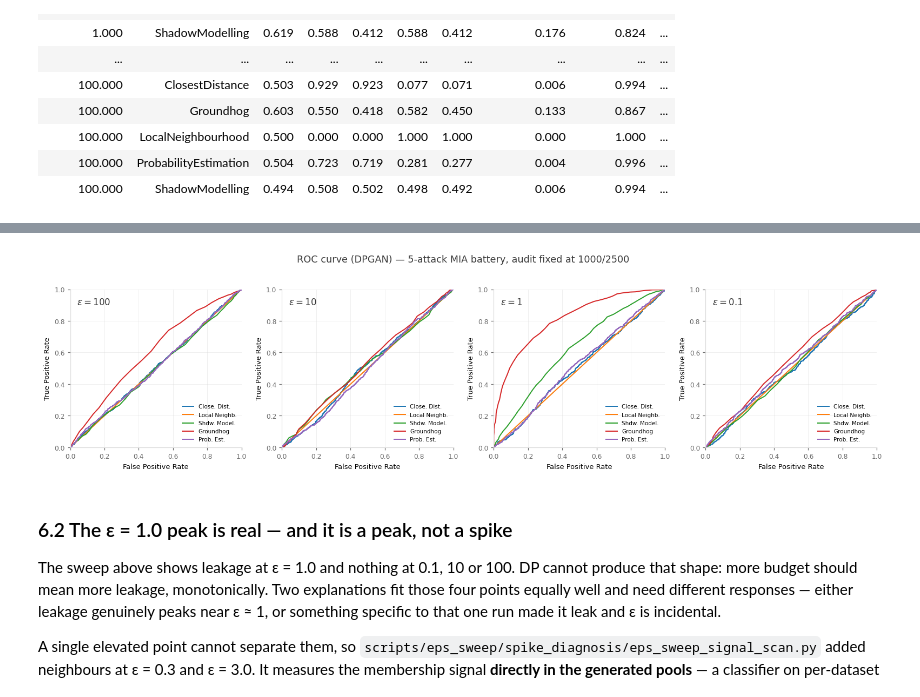
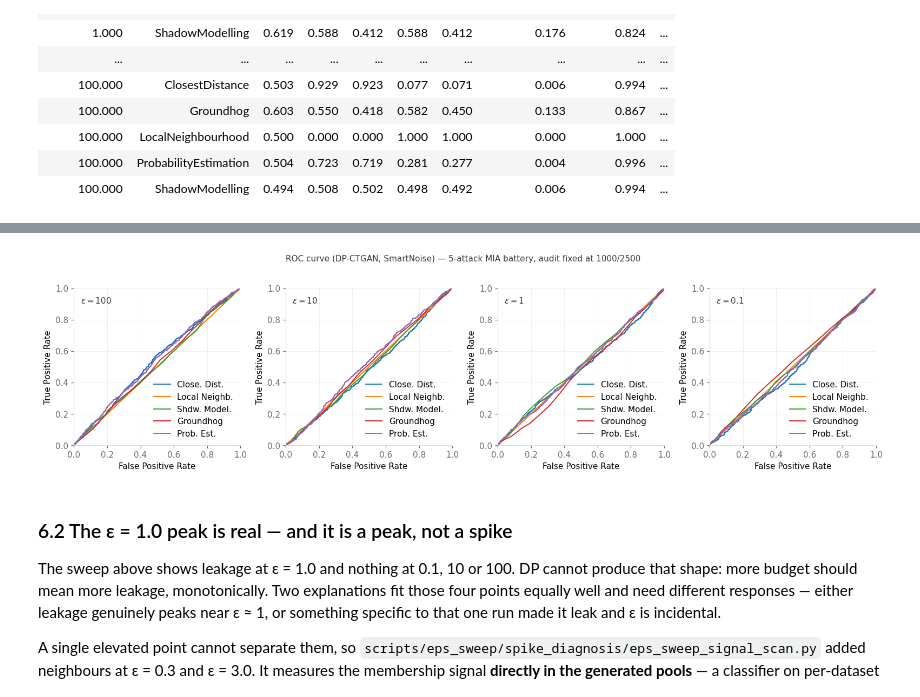
Before and after one commit to oliviapeng26/priv-sdg, a Jupyter notebook: benchmark_tapas/privacy_analysis.ipynb, the cells around one changed output, grey strips where cells are left out. Drawn from its saved outputs; the diff is of its cells as text; code cells hidden in the pictures.

```diff
--- a/benchmark_tapas/privacy_analysis.ipynb
+++ b/benchmark_tapas/privacy_analysis.ipynb
@@ -118,7 +177,7 @@ for a, b in AVAIL:
 # until AIM covers every stage in AVAIL.
 
 AIM_DIR = BENCH / "results" / "aim_audit"
-AIM_COLOR = "#B08968"        # fifth series; the 4-colour palette above has no spare
+AIM_COLOR = GEN_COLOR["aim"]  # Okabe-Ito bluish green, set with the rest of the palette
 AIM_LABEL, AIM_SHORT = "AIM (DP)", "AIM"
 
 _aim_have = {f"{a}_{b}" for a, b in AVAIL
@@ -287,6 +520,9 @@ COLS = ["auc", "tp", "fp", "mia_advantage", "privacy_gain",
         "eff_epsilon_pointwise", "eps_low_95", "eps_high_95"]
 for ntr, nte in AVAIL:
     st = f"{ntr}_{nte}"; m = METRICS[st].copy()
+    # Filter as well as sort: this cell prints METRICS wholesale, so a generator
+    # dropped from GENS would otherwise still appear here (with a NaN sort key).
+    m = m[m.method.isin(GENS)]
     m["generator"] = m.method.map(SHORT)
     m = m.sort_values(["method", "attack_short"],
                       key=lambda s: s.map({g: i for i, g in enumerate(GENS)}) if s.name == "method" else s)
@@ -295,5 +531,5 @@ for ntr, nte in AVAIL:
                               "eff_epsilon_pointwise": "eps_point",
                               "eps_low_95": "eps_lo95", "eps_high_95": "eps_hi95"})
     print(f"\n=== {ntr}/{nte} ===")
-    print(out.to_string(index=False, float_format=lambda v: f"{v:.3f}"))
+    print(out.to_string(index=False, float_format=lambda v: f"{v:.4f}"))
 # %% [output]
@@ -715,61 +1182,65 @@ CHIDA_LBL = {"ClosestDistance": "Close. Dist.", "LocalNeighbourhood": "Local Nei
 # DELIBERATE DEPARTURE FROM THE REPO PALETTE. Chida et al. Fig. 4 was drawn with
 # matplotlib's default tab10 cycle taken in this legend order, so reproducing those
 # exact hues lets the two figures be laid side by side and read as one comparison.
 # Every other figure in this notebook keeps the repo palette (ORANGE/CHARCOAL/SAGE/ROSE).
 CHIDA_COL = {"ClosestDistance":       "#1f77b4",   # C0 blue
              "LocalNeighbourhood":    "#ff7f0e",   # C1 orange
              "ShadowModelling":       "#2ca02c",   # C2 green
              "Groundhog":             "#d62728",   # C3 red
              "ProbabilityEstimation": "#9467bd"}   # C4 purple
 
 
-def dpgan_scores(eps):
-    """Raw pre-threshold scores for one budget.
+def chida_roc(arms, method, label, out_png, stage="1000_2500"):
+    """One ROC panel per budget, five attacks each, in Chida's Fig. 4 layout.
 
-    eps=1.0 is the counts-sweep arm already loaded into SCORES by the setup cell;
-    the other three come from this sweep's own raw-score CSVs.
+    Panels follow CHIDA_EPS where present and then any remaining budgets, so an
+    incomplete sweep still draws the arms it has rather than nothing.
     """
-    if eps == 1.0:
-        d = SCORES.get("1000_2500")
-        return None if d is None else d[d.generator == "dpgan"]
-    p = EPS_DIR / "privacy" / f"raw_scores_dpgan_eps{eps:g}.csv"
-    if not p.exists():
-        return None
-    d = pd.read_csv(p)
-    d["attack_short"] = d.attack.str.split("(").str[0]
-    return d
+    order = [e for e in CHIDA_EPS if e in arms] + \
+            [e for e in sorted(arms, reverse=True) if e not in CHIDA_EPS]
+    panels = []
+    for eps in order:
+        f = arms[eps] / f"raw_scores_{method}_{stage}.csv"
+        if not f.exists():
+            continue
+        d = pd.read_csv(f)
+        d["attack_short"] = d.attack.str.split("(").str[0]
+        if len(d):
+            panels.append((eps, d))
+    if not panels:
+        print(f"skipped: no raw-score CSVs found for {label}")
+        return
 
-
-panels = [(e, dpgan_scores(e)) for e in CHIDA_EPS]
-panels = [(e, d) for e, d in panels if d is not None and len(d)]
-if not panels:
-    print("skipped: no raw-score CSVs found for the sweep")
-else:
-    fig, axes = plt.subplots(1, len(panels), figsize=(3.6 * len(panels), 3.7), squeeze=False)
+    fig, axes = plt.subplots(1, len(panels), figsize=(3.6 * len(panels), 3.7),
+                             squeeze=False)
     for ax, (eps, d) in zip(axes[0], panels):
         ax.plot([0, 1], [0, 1], color=MUTED, lw=.8, zorder=1)          # chance
         for atk in CHIDA_ATK:
             s = d[d.attack_short == atk]
             if s.empty:
                 continue
             fpr, tpr, _ = roc_curve(s.ground_truth, s.raw_score)
             ax.plot(fpr, tpr, color=CHIDA_COL[atk], lw=1.3,
                     label=CHIDA_LBL[atk], zorder=2)
-        ax.text(.04, .95, rf"$\varepsilon = {eps:g}$", fontsize=11, color=INK,
+        ax.text(.04, .95, rf"$\varepsilon = {eps:g}$", fontsize=10, color=INK,
                 transform=ax.transAxes, va="top")
         ax.set_xlim(0, 1); ax.set_ylim(0, 1)
         ax.set_xticks(np.arange(0, 1.01, .2)); ax.set_yticks(np.arange(0, 1.01, .2))
-        ax.set_xlabel("False Positive Rate", fontsize=8.5)
-        ax.set_ylabel("True Positive Rate", fontsize=8.5)
+        ax.set_xlabel("False Positive Rate", fontsize=10)
+        ax.set_ylabel("True Positive Rate", fontsize=10)
         tidy(ax); ax.grid(color=GRID, lw=.5, alpha=.6)
-        ax.legend(frameon=False, fontsize=6.8, loc="lower right")
-    fig.suptitle("ROC curve (DPGAN) — 5-attack MIA battery, audit fixed at 1000/2500",
-                 fontsize=11.5, color=INK, y=1.02)
+        ax.legend(frameon=False, fontsize=10, loc="lower right")
+    fig.suptitle(f"ROC curve ({label}) — 5-attack MIA battery, audit fixed at {stage.replace('_', '/')}",
+                 fontsize=10, color=INK, y=1.02)
     fig.tight_layout()
-    fig.savefig(FIGURES_DIR / "eps_sweep_roc_dpgan.png", bbox_inches="tight")
+    fig.savefig(out_png, bbox_inches="tight")
     plt.show()
+
+
+chida_roc(DPC_ARMS, "dpctgan", "DP-CTGAN, SmartNoise",
+          FIGURES_DIR / "eps_sweep_roc_dpctgan.png")
 # %% [output]
-[figure, old version]
+[figure, new version]
 # %% [markdown]
 ### 6.2 The ε = 1.0 peak is real — and it is a peak, not a spike
 
```
Also changed, not shown: parts of 28 cells of this notebook, 16 other files.
